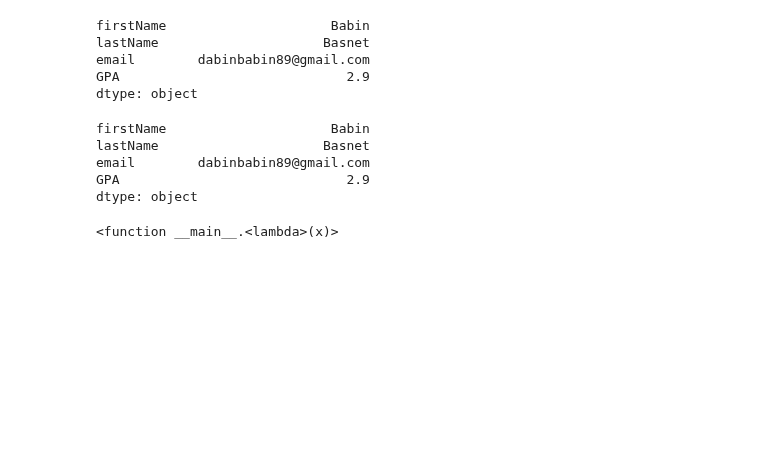
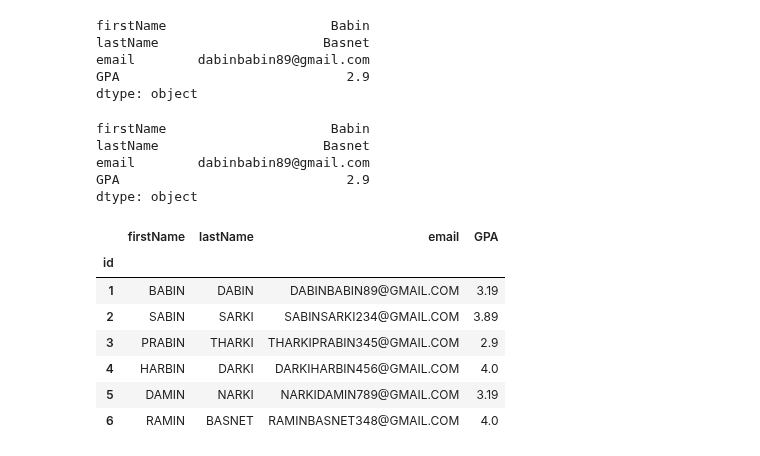
Before and after one commit to Sansub471/DataVisualization, a Jupyter notebook: pandas_classes/revision/revision1.ipynb, the cells around one changed output. Drawn from its saved outputs; the diff is of its cells as text; code cells hidden in the pictures; blank space fills up the shorter version.

```diff
--- a/pandas_classes/revision/revision1.ipynb
+++ b/pandas_classes/revision/revision1.ipynb
@@ -390,5 +391,14 @@ GPA                             2.9
 dtype: object
 # %%
 # 2. Applymap : use apply on each value of dataframe. Works only with dataframe
+# i.e. apply function element-wise on each cell of the dataframe
+df.applymap(lambda x : str(x).upper()) # convert cell to string and make it uppercase
 # %% [output]
-<function __main__.<lambda>(x)>
+|  | firstName | lastName | email | GPA |
+| id |  |  |  |  |
+| 1 | BABIN | DABIN | DABINBABIN89@GMAIL.COM | 3.19 |
+| 2 | SABIN | SARKI | SABINSARKI234@GMAIL.COM | 3.89 |
+| 3 | PRABIN | THARKI | THARKIPRABIN345@GMAIL.COM | 2.9 |
+| 4 | HARBIN | DARKI | DARKIHARBIN456@GMAIL.COM | 4.0 |
+| 5 | DAMIN | NARKI | NARKIDAMIN789@GMAIL.COM | 3.19 |
+| 6 | RAMIN | BASNET | RAMINBASNET348@GMAIL.COM | 4.0 |
```
Also changed, not shown: parts of 4 cells of this notebook.
